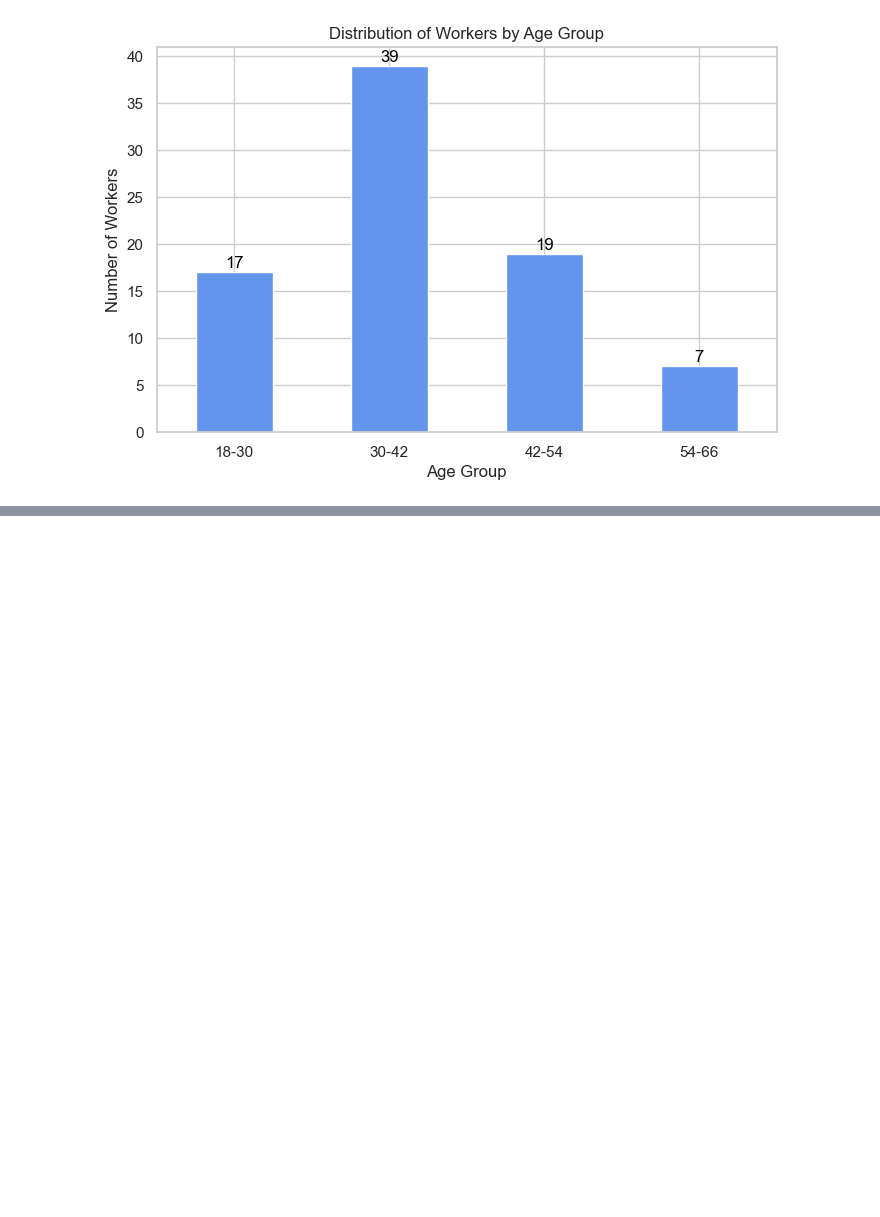
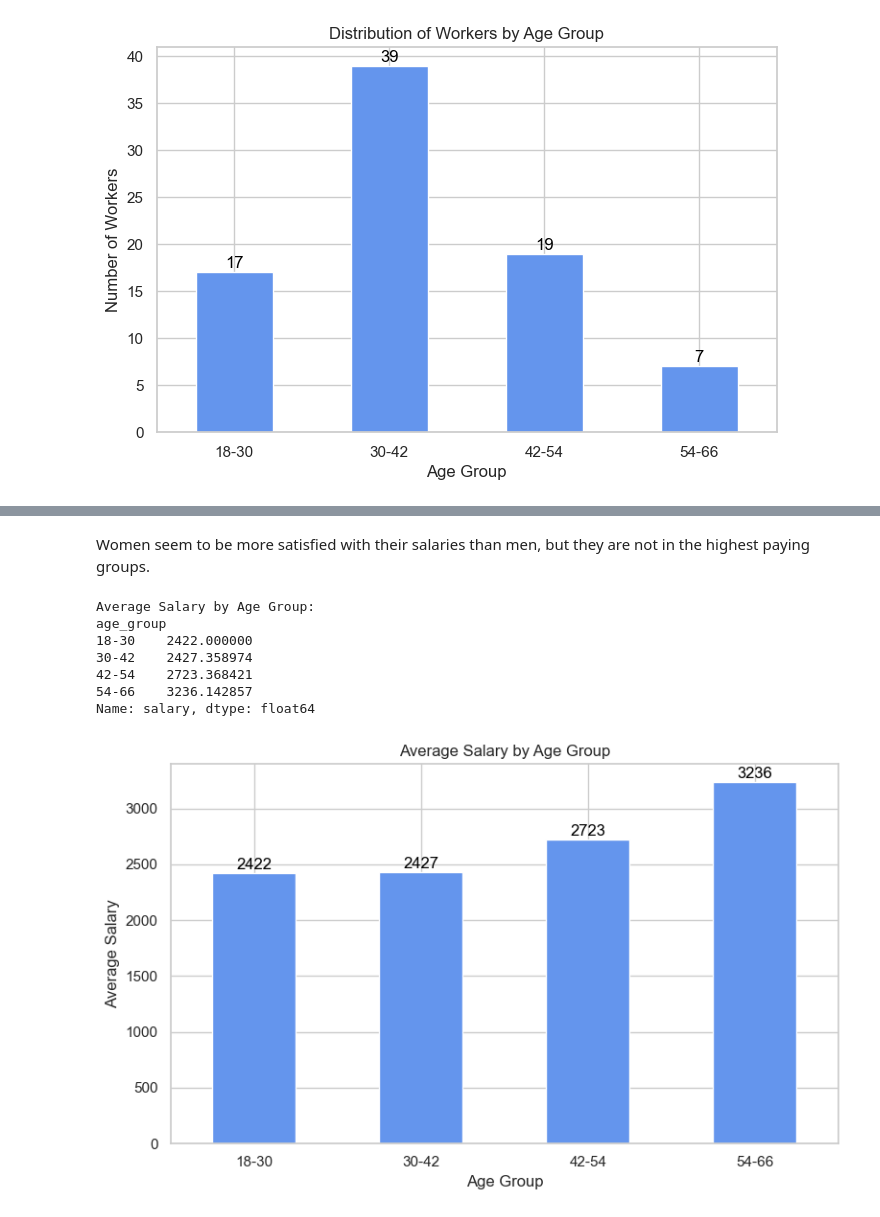
Before and after one commit to jemlau/DataAnalysisProject, a Jupyter notebook: harjoitustyoELLA.ipynb, the cells around one changed output, grey strips where cells are left out. Saved outputs shown, nothing was run; the diff lists cells and outputs as text; code cells hidden in the pictures; blank space fills up the shorter version.

```diff
--- a/harjoitustyoELLA.ipynb
+++ b/harjoitustyoELLA.ipynb
@@ -153,0 +233,36 @@ plt.show()
+# %% [markdown]
+Women seem to be more satisfied with their salaries than men, but they are not in the highest paying groups.
+# %%
+# Group by age group and calculate the average salary
+age_salary_group = df.groupby('age_group')['salary'].mean()
+
+# Print the result to see the average salary by age group
+print("Average Salary by Age Group:")
+print(age_salary_group)
+
+# Plot the average salary by age group
+plt.figure(figsize=(8, 5))
+ax = age_salary_group.plot(kind='bar', color='cornflowerblue')
+
+# Set plot labels and title
+plt.title('Average Salary by Age Group')
+plt.xlabel('Age Group')
+plt.ylabel('Average Salary')
+plt.xticks(rotation=0)
+
+# Add labels on bars for better readability
+for i in ax.patches:
+    ax.annotate(f'{i.get_height():.0f}', (i.get_x() + i.get_width() / 2, i.get_height()),
+                ha='center', va='baseline', fontsize=12, color='black', xytext=(0, 3), textcoords='offset points')
+
+plt.tight_layout()
+plt.show()
+# %% [output]
+Average Salary by Age Group:
+age_group
+18-30    2422.000000
+30-42    2427.358974
+42-54    2723.368421
+54-66    3236.142857
+Name: salary, dtype: float64
+[figure, added]
```
Also changed, not shown: parts of 10 cells of this notebook.
